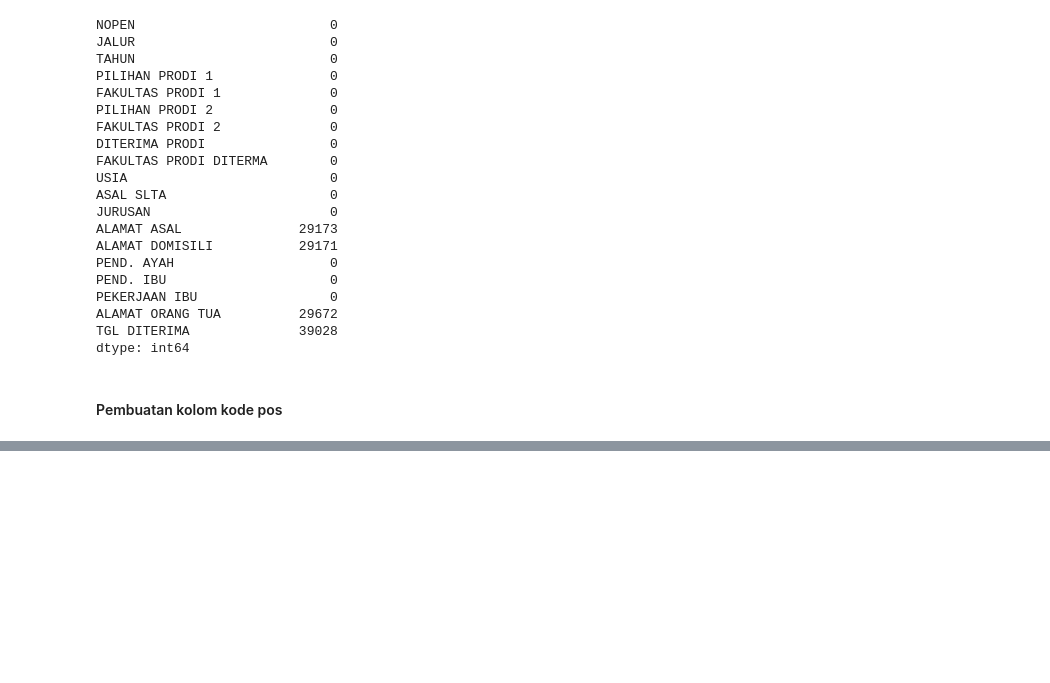
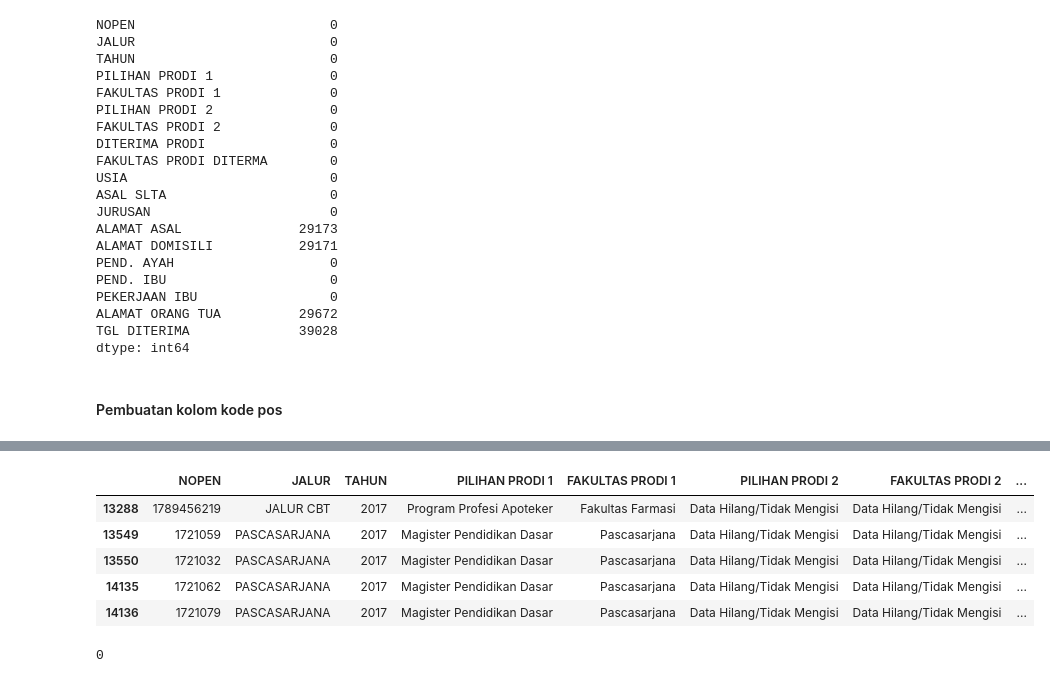
Before and after one commit to dhikaramadhansaputra/Full_Project_Data_Analyst, a Jupyter notebook: Tren Penerimaan MABA UMP 2014 - 2024/worksheet/pre-processing.ipynb, the cells around one changed output, grey strips where cells are left out. Drawn from its saved outputs; the diff is of its cells as text; code cells hidden in the pictures; blank space fills up the shorter version.

```diff
--- a/Tren Penerimaan MABA UMP 2014 - 2024/worksheet/pre-processing.ipynb
+++ b/Tren Penerimaan MABA UMP 2014 - 2024/worksheet/pre-processing.ipynb
@@ -1132,0 +1150,29 @@ dtype: int64
+# %%
+# mengekstrak kodepos pada kolom ALAMAT DOMISILI dan membuat kolom baru bernama KODE POS + input data ekstrak
+
+# Fungsi untuk ekstrak kode pos dari alamat
+def extract_kodepos(alamat):
+    if pd.isnull(alamat):
+        return None
+    match = re.search(r'KODEPOS\s*(\d{5})', alamat, flags=re.IGNORECASE)
+    if match:
+        return match.group(1)
+    return None
+
+# Membuat kolom baru 'KODE POS'
+df['KODE POS'] = df['ALAMAT DOMISILI'].apply(extract_kodepos)
+# %%
+# mengecek hasil ekstraksi pada kolom KODE POS
+df[~df['KODE POS'].isna()].head()
+# %% [output]
+|  | NOPEN | JALUR | TAHUN | PILIHAN PRODI 1 | FAKULTAS PRODI 1 | PILIHAN PRODI 2 | FAKULTAS PRODI 2 | ... |
+| 13288 | 1789456219 | JALUR CBT | 2017 | Program Profesi Apoteker | Fakultas Farmasi | Data Hilang/Tidak Mengisi | Data Hilang/Tidak Mengisi | ... |
+| 13549 | 1721059 | PASCASARJANA | 2017 | Magister Pendidikan Dasar | Pascasarjana | Data Hilang/Tidak Mengisi | Data Hilang/Tidak Mengisi | ... |
+| 13550 | 1721032 | PASCASARJANA | 2017 | Magister Pendidikan Dasar | Pascasarjana | Data Hilang/Tidak Mengisi | Data Hilang/Tidak Mengisi | ... |
+| 14135 | 1721062 | PASCASARJANA | 2017 | Magister Pendidikan Dasar | Pascasarjana | Data Hilang/Tidak Mengisi | Data Hilang/Tidak Mengisi | ... |
+| 14136 | 1721079 | PASCASARJANA | 2017 | Magister Pendidikan Dasar | Pascasarjana | Data Hilang/Tidak Mengisi | Data Hilang/Tidak Mengisi | ... |
+# %%
+# mengecek jumlah KODE POS yang tidak 5 digit (abaikan null values)
+(~df['KODE POS'].isnull() & (df['KODE POS'].str.len() != 5)).sum()
+# %% [output]
+0
```
Also changed, not shown: parts of 4 cells of this notebook, 2 other files.
